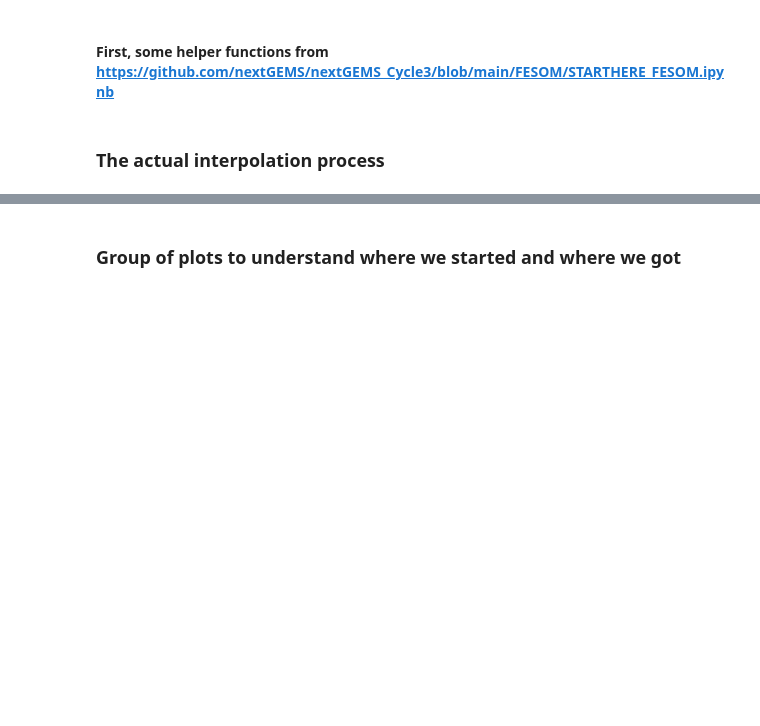
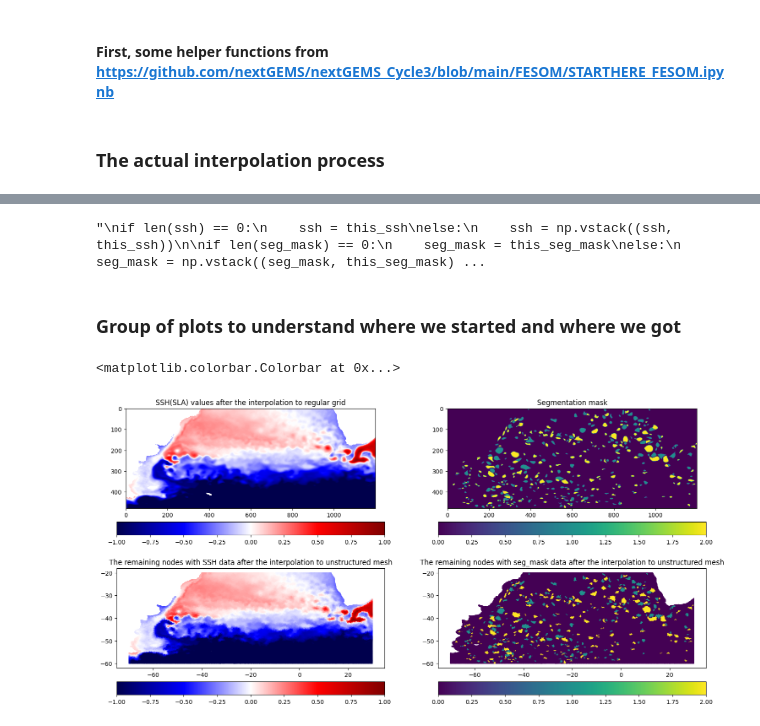
Before and after one commit to HPCI-Lab/eddiesML, a Jupyter notebook: src/pre_processing_slurm.ipynb, the cells around one changed output, grey strips where cells are left out. Drawn from its saved outputs; the diff is of its cells as text; code cells hidden in the pictures; blank space fills up the shorter version.

```diff
--- a/src/pre_processing_slurm.ipynb
+++ b/src/pre_processing_slurm.ipynb
@@ -196,29 +187,50 @@ AttributeError: 'Dataset' object has no attribute 'ssh'
+# %%
+# Useful pieces of code
+'''
+if len(ssh) == 0:
+    ssh = this_ssh
+else:
+    ssh = np.vstack((ssh, this_ssh))
+
+if len(seg_mask) == 0:
+    seg_mask = this_seg_mask
+else:
+    seg_mask = np.vstack((seg_mask, this_seg_mask))
+
+data_mesh['ssh'] = (['graph_n', 'nodes_subset'], ssh)
+data_mesh['seg_mask'] = (['graph_n', 'nodes_subset'], seg_mask)
+'''
+# %% [output]
+"\nif len(ssh) == 0:\n    ssh = this_ssh\nelse:\n    ssh = np.vstack((ssh, this_ssh))\n\nif len(seg_mask) == 0:\n    seg_mask = this_seg_mask\nelse:\n    seg_mask = np.vstack((seg_mask, this_seg_mask) ...
 # %% [markdown]
 ### Group of plots to understand where we started and where we got
 # %%
 model_lon_roi = data_mesh.lon[data_mesh.nodes].values
 model_lat_roi = data_mesh.lat[data_mesh.nodes].values
-uns_ssh = data_mesh.ssh.values
-str_ssh = month.ssh.values[0]
-uns_seg_mask = data_mesh.seg_mask.values
-str_seg_mask = month.seg_mask.values[0]
+uns_ssh = data_output.ssh.values
+str_ssh = data_month.ssh.values[-1]
+uns_seg_mask = data_output.seg_mask.values
+str_seg_mask = data_month.seg_mask.values[-1]
 
 fig, axes = plt.subplots(2, 2, figsize=(18, 9))
 
 im = axes[0][0].imshow(np.flipud(str_ssh.T), cmap=cm.seismic, vmin=-1, vmax=1)
 axes[0][0].set_title("SSH(SLA) values after the interpolation to regular grid")
 cb = plt.colorbar(im, orientation='horizontal', pad=0.1, ax=axes[0][0])
 
 im2 = axes[0][1].imshow(np.flipud(str_seg_mask.T), cmap=cm.viridis, vmin=0, vmax=2)
 axes[0][1].set_title("Segmentation mask")
 cb = plt.colorbar(im2, orientation='horizontal', pad=0.1, ax=axes[0][1])
 
 im3 = axes[1][0].scatter(model_lon_roi, model_lat_roi, c=uns_ssh, s=0.1, cmap=cm.seismic, vmin=-1, vmax=1)
 axes[1][0].set_title(f"The remaining nodes with SSH data after the interpolation to unstructured mesh")
 plt.colorbar(im3, orientation='horizontal', pad=0.1, ax=axes[1][0])
 
 im4 = axes[1][1].scatter(model_lon_roi, model_lat_roi, c=uns_seg_mask, s=0.1, cmap=cm.viridis, vmin=0, vmax=2)
 axes[1][1].set_title(f"The remaining nodes with seg_mask data after the interpolation to unstructured mesh")
 plt.colorbar(im4, orientation='horizontal', pad=0.1, ax=axes[1][1])
 
 #plt.close()
+# %% [output]
+<matplotlib.colorbar.Colorbar at 0x...>
+[figure, added]
```
Also changed, not shown: parts of 5 cells of this notebook, 2 other files.
